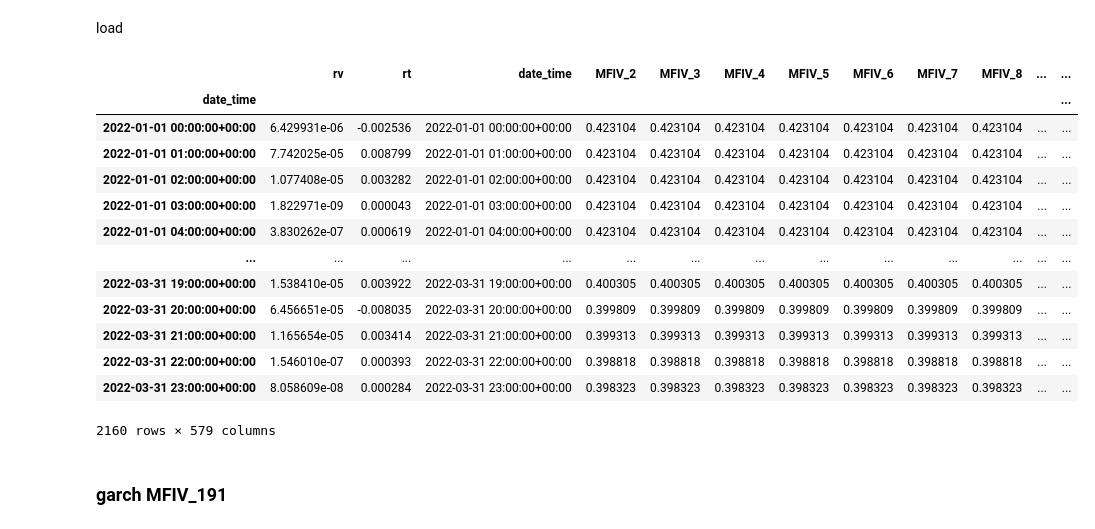
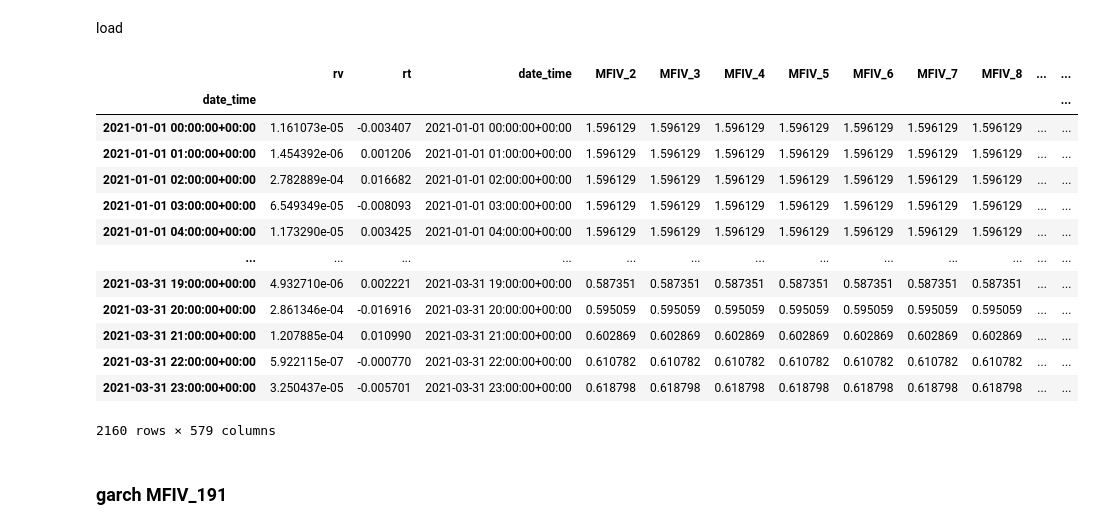
Before and after one commit to Shahahaha11/ModellingAndForecastingVolatility, a Jupyter notebook: Modelling_OOS.ipynb, the cells around one changed output. Cells and saved outputs as stored; diff of their text form; code cells hidden in the pictures.

```diff
--- a/Modelling_OOS.ipynb
+++ b/Modelling_OOS.ipynb
@@ -120,7 +104,7 @@ y_true_by_year = {y: {} for y in YEARS}
 YEARS = [2022, 2023, 2024, 2025]
 for y in YEARS:
     X_df = pd.concat([Xq_by_year[y][q] for q in QUARTERS]).sort_index()
-    f_rollB, y_true, idx = estimate_garch(X_df, lookback = 10)
+    f_rollB, y_true, idx = estimate_garch(X_df, lookback = 122)
     dt = X_df.index
     x_plotB = dt[idx]
 
@@ -173,21 +175,21 @@ load
 #     outputs_by_year  = pickle.load(f)
 # %%
 
-outputs_by_year[2022]["q1"]
+outputs_by_year[2021]["q1"]
 # %% [output]
 |  | rv | rt | date_time | MFIV_2 | MFIV_3 | MFIV_4 | MFIV_5 | MFIV_6 | MFIV_7 | MFIV_8 | ... | ... |
 | date_time |  |  |  |  |  |  |  |  |  |  |  | ... |
-| 2022-01-01 00:00:00+00:00 | 6.429931e-06 | -0.002536 | 2022-01-01 00:00:00+00:00 | 0.423104 | 0.423104 | 0.423104 | 0.423104 | 0.423104 | 0.423104 | 0.423104 | ... | ... |
-| 2022-01-01 01:00:00+00:00 | 7.742025e-05 | 0.008799 | 2022-01-01 01:00:00+00:00 | 0.423104 | 0.423104 | 0.423104 | 0.423104 | 0.423104 | 0.423104 | 0.423104 | ... | ... |
-| 2022-01-01 02:00:00+00:00 | 1.077408e-05 | 0.003282 | 2022-01-01 02:00:00+00:00 | 0.423104 | 0.423104 | 0.423104 | 0.423104 | 0.423104 | 0.423104 | 0.423104 | ... | ... |
-| 2022-01-01 03:00:00+00:00 | 1.822971e-09 | 0.000043 | 2022-01-01 03:00:00+00:00 | 0.423104 | 0.423104 | 0.423104 | 0.423104 | 0.423104 | 0.423104 | 0.423104 | ... | ... |
-| 2022-01-01 04:00:00+00:00 | 3.830262e-07 | 0.000619 | 2022-01-01 04:00:00+00:00 | 0.423104 | 0.423104 | 0.423104 | 0.423104 | 0.423104 | 0.423104 | 0.423104 | ... | ... |
+| 2021-01-01 00:00:00+00:00 | 1.161073e-05 | -0.003407 | 2021-01-01 00:00:00+00:00 | 1.596129 | 1.596129 | 1.596129 | 1.596129 | 1.596129 | 1.596129 | 1.596129 | ... | ... |
+| 2021-01-01 01:00:00+00:00 | 1.454392e-06 | 0.001206 | 2021-01-01 01:00:00+00:00 | 1.596129 | 1.596129 | 1.596129 | 1.596129 | 1.596129 | 1.596129 | 1.596129 | ... | ... |
+| 2021-01-01 02:00:00+00:00 | 2.782889e-04 | 0.016682 | 2021-01-01 02:00:00+00:00 | 1.596129 | 1.596129 | 1.596129 | 1.596129 | 1.596129 | 1.596129 | 1.596129 | ... | ... |
+| 2021-01-01 03:00:00+00:00 | 6.549349e-05 | -0.008093 | 2021-01-01 03:00:00+00:00 | 1.596129 | 1.596129 | 1.596129 | 1.596129 | 1.596129 | 1.596129 | 1.596129 | ... | ... |
+| 2021-01-01 04:00:00+00:00 | 1.173290e-05 | 0.003425 | 2021-01-01 04:00:00+00:00 | 1.596129 | 1.596129 | 1.596129 | 1.596129 | 1.596129 | 1.596129 | 1.596129 | ... | ... |
 | ... | ... | ... | ... | ... | ... | ... | ... | ... | ... | ... | ... | ... |
-| 2022-03-31 19:00:00+00:00 | 1.538410e-05 | 0.003922 | 2022-03-31 19:00:00+00:00 | 0.400305 | 0.400305 | 0.400305 | 0.400305 | 0.400305 | 0.400305 | 0.400305 | ... | ... |
-| 2022-03-31 20:00:00+00:00 | 6.456651e-05 | -0.008035 | 2022-03-31 20:00:00+00:00 | 0.399809 | 0.399809 | 0.399809 | 0.399809 | 0.399809 | 0.399809 | 0.399809 | ... | ... |
-| 2022-03-31 21:00:00+00:00 | 1.165654e-05 | 0.003414 | 2022-03-31 21:00:00+00:00 | 0.399313 | 0.399313 | 0.399313 | 0.399313 | 0.399313 | 0.399313 | 0.399313 | ... | ... |
-| 2022-03-31 22:00:00+00:00 | 1.546010e-07 | 0.000393 | 2022-03-31 22:00:00+00:00 | 0.398818 | 0.398818 | 0.398818 | 0.398818 | 0.398818 | 0.398818 | 0.398818 | ... | ... |
-| 2022-03-31 23:00:00+00:00 | 8.058609e-08 | 0.000284 | 2022-03-31 23:00:00+00:00 | 0.398323 | 0.398323 | 0.398323 | 0.398323 | 0.398323 | 0.398323 | 0.398323 | ... | ... |
+| 2021-03-31 19:00:00+00:00 | 4.932710e-06 | 0.002221 | 2021-03-31 19:00:00+00:00 | 0.587351 | 0.587351 | 0.587351 | 0.587351 | 0.587351 | 0.587351 | 0.587351 | ... | ... |
+| 2021-03-31 20:00:00+00:00 | 2.861346e-04 | -0.016916 | 2021-03-31 20:00:00+00:00 | 0.595059 | 0.595059 | 0.595059 | 0.595059 | 0.595059 | 0.595059 | 0.595059 | ... | ... |
+| 2021-03-31 21:00:00+00:00 | 1.207885e-04 | 0.010990 | 2021-03-31 21:00:00+00:00 | 0.602869 | 0.602869 | 0.602869 | 0.602869 | 0.602869 | 0.602869 | 0.602869 | ... | ... |
+| 2021-03-31 22:00:00+00:00 | 5.922115e-07 | -0.000770 | 2021-03-31 22:00:00+00:00 | 0.610782 | 0.610782 | 0.610782 | 0.610782 | 0.610782 | 0.610782 | 0.610782 | ... | ... |
+| 2021-03-31 23:00:00+00:00 | 3.250437e-05 | -0.005701 | 2021-03-31 23:00:00+00:00 | 0.618798 | 0.618798 | 0.618798 | 0.618798 | 0.618798 | 0.618798 | 0.618798 | ... | ... |
 2160 rows × 579 columns
 # %% [markdown]
 ### garch MFIV_191
```
Also changed, not shown: parts of 24 cells of this notebook, 30 other files.
